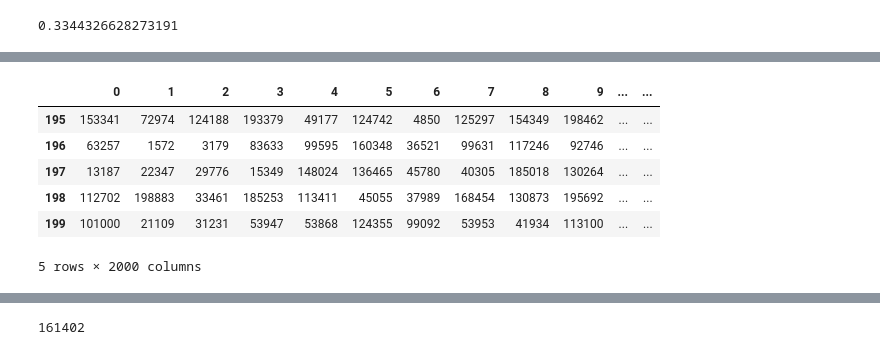
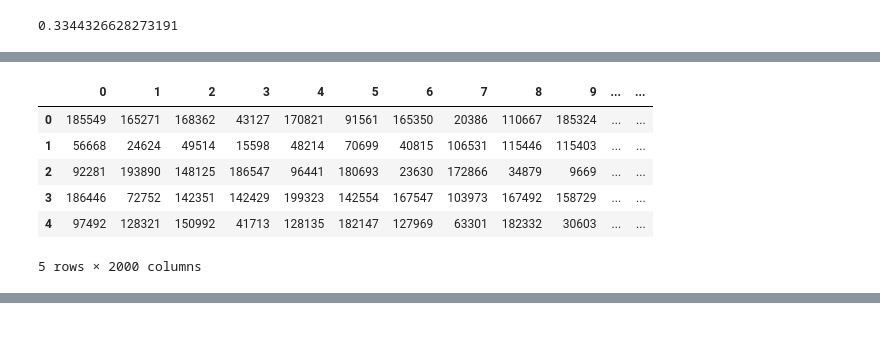
Before and after one commit to nikitaqwerty/kaggle_santander, a Jupyter notebook: sub_17_tests.ipynb, the cells around one changed output, grey strips where cells are left out. Saved outputs shown, nothing was run; the diff lists cells and outputs as text; code cells hidden in the pictures.

```diff
--- a/sub_17_tests.ipynb
+++ b/sub_17_tests.ipynb
@@ -5,16 +5,16 @@ import pandas as pd
 import numpy as np
 from tqdm import tqdm_notebook as tqdm
 
-input_path = "../input/"
+input_path = "./"
 # %%
-train_df = pd.read_csv(input_path+'train.csv.zip')
+train_df = pd.read_csv(input_path+'train.csv')
 # %%
 label = train_df.target
 train = train_df.drop(['ID_code','target'],axis=1)
 # %%
-test = pd.read_csv(input_path+'test.csv.zip')
+test = pd.read_csv(input_path+'test.csv')
 # %%
-test_filtered = pd.read_pickle(input_path+'test_filtered.pkl')
+test_filtered = pd.read_pickle(input_path+'test_filtred.pkl')
 # %%
 test_filtered = test_filtered.loc[:,train.columns]
 # %%
@@ -165,12 +187,12 @@ for i,res in enumerate(results):
 # %%
 best_preds = pd.DataFrame(best_preds)
 # %%
-best_preds.tail()
+best_preds.head()
 # %% [output]
 |  | 0 | 1 | 2 | 3 | 4 | 5 | 6 | 7 | 8 | 9 | ... | ... |
-| 195 | 153341 | 72974 | 124188 | 193379 | 49177 | 124742 | 4850 | 125297 | 154349 | 198462 | ... | ... |
-| 196 | 63257 | 1572 | 3179 | 83633 | 99595 | 160348 | 36521 | 99631 | 117246 | 92746 | ... | ... |
-| 197 | 13187 | 22347 | 29776 | 15349 | 148024 | 136465 | 45780 | 40305 | 185018 | 130264 | ... | ... |
-| 198 | 112702 | 198883 | 33461 | 185253 | 113411 | 45055 | 37989 | 168454 | 130873 | 195692 | ... | ... |
-| 199 | 101000 | 21109 | 31231 | 53947 | 53868 | 124355 | 99092 | 53953 | 41934 | 113100 | ... | ... |
+| 0 | 185549 | 165271 | 168362 | 43127 | 170821 | 91561 | 165350 | 20386 | 110667 | 185324 | ... | ... |
+| 1 | 56668 | 24624 | 49514 | 15598 | 48214 | 70699 | 40815 | 106531 | 115446 | 115403 | ... | ... |
+| 2 | 92281 | 193890 | 148125 | 186547 | 96441 | 180693 | 23630 | 172866 | 34879 | 9669 | ... | ... |
+| 3 | 186446 | 72752 | 142351 | 142429 | 199323 | 142554 | 167547 | 103973 | 167492 | 158729 | ... | ... |
+| 4 | 97492 | 128321 | 150992 | 41713 | 128135 | 182147 | 127969 | 63301 | 182332 | 30603 | ... | ... |
 5 rows × 2000 columns
@@ -185,10 +214,3 @@ for i, row1 in tqdm(best_preds.iterrows(), total = 200):
         inters_array[i,j] = inters
 # %% [output]
 [interactive output not drawn]
-# %%
-s = set()
-for col in best_preds.columns:
-    s|=set(best_preds[col])
-len(s)
-# %% [output]
-161402
```
Also changed, not shown: parts of 14 cells of this notebook.
